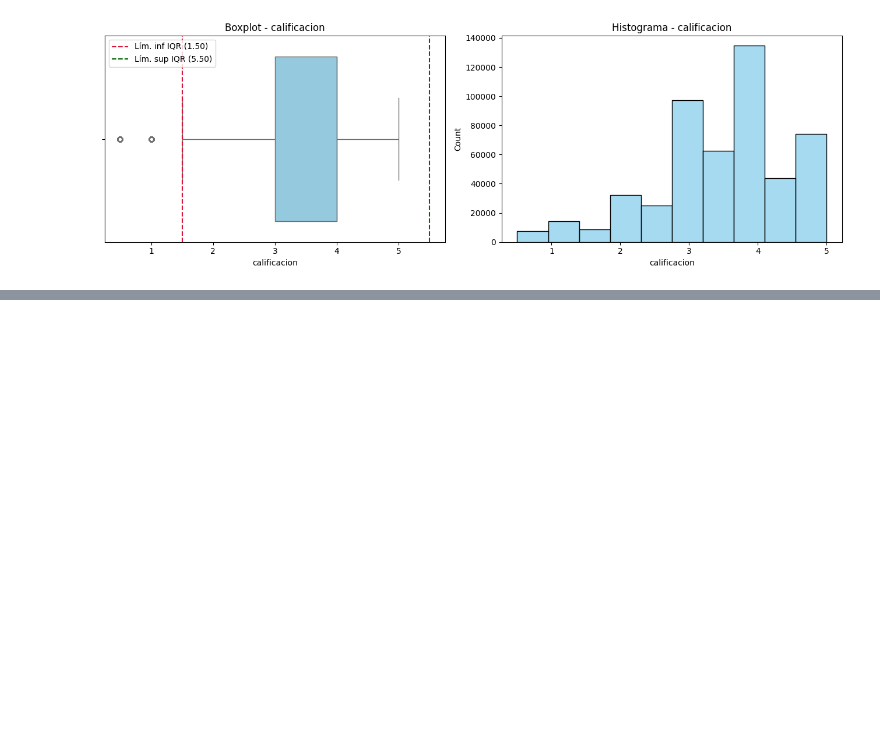
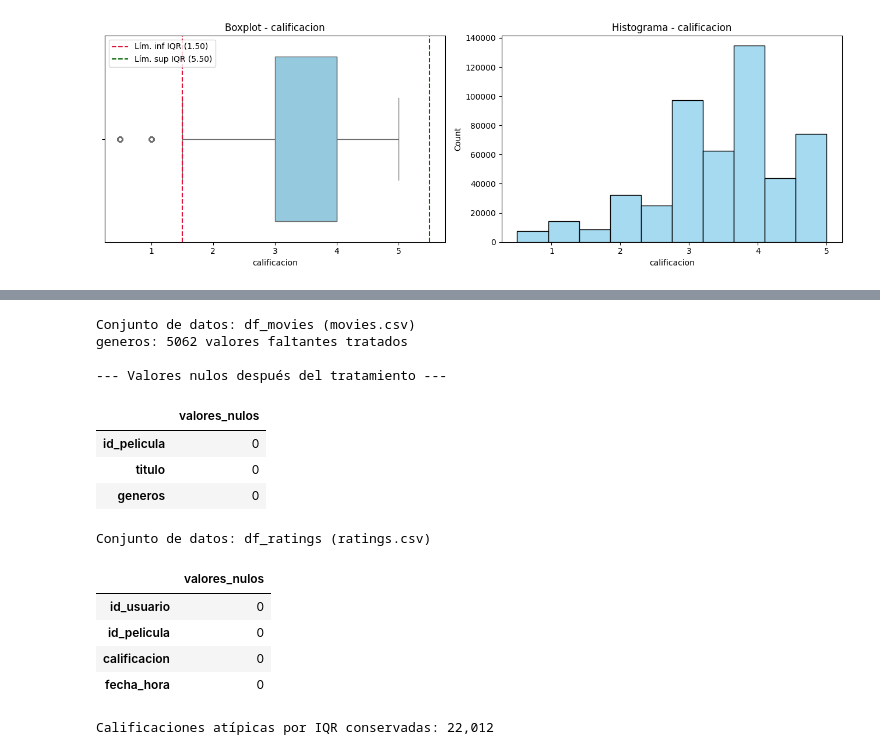
Before and after one commit to sheylamurillo/laboratorio4_conjunto-de-datos, a Jupyter notebook: lab4_IC2025.ipynb, the cells around one changed output, grey strips where cells are left out. Drawn from its saved outputs; the diff is of its cells as text; code cells hidden in the pictures; blank space fills up the shorter version.

```diff
--- a/lab4_IC2025.ipynb
+++ b/lab4_IC2025.ipynb
@@ -214,0 +220,48 @@ Fuera de rango IQR = 22012
+# %%
+def imputar_faltantes(datos, columna, valor):
+    datos = datos.copy()
+    cantidad = datos[columna].isna().sum()
+    datos[columna] = datos[columna].fillna(valor)
+
+    print(f"{columna}: {cantidad} valores faltantes tratados")
+    return datos
+
+
+print("Conjunto de datos: df_movies (movies.csv)")
+
+# Reconocer el marcador de género desconocido como información faltante
+df_movies["generos"] = df_movies["generos"].replace(
+    "(no genres listed)", pd.NA
+)
+
+df_movies = imputar_faltantes(
+    df_movies,
+    "generos",
+    "Sin género informado"
+)
+
+print("\n--- Valores nulos después del tratamiento ---")
+display(df_movies.isna().sum().to_frame(name="valores_nulos"))
+
+
+print("\nConjunto de datos: df_ratings (ratings.csv)")
+
+# Verificar los faltantes y conservar las calificaciones válidas
+display(df_ratings.isna().sum().to_frame(name="valores_nulos"))
+print(f"Calificaciones atípicas por IQR conservadas: {len(atipicos_iqr):,}")
+# %% [output]
+Conjunto de datos: df_movies (movies.csv)
+generos: 5062 valores faltantes tratados
+
+--- Valores nulos después del tratamiento ---
+|  | valores_nulos |
+| id_pelicula | 0 |
+| titulo | 0 |
+| generos | 0 |
+Conjunto de datos: df_ratings (ratings.csv)
+|  | valores_nulos |
+| id_usuario | 0 |
+| id_pelicula | 0 |
+| calificacion | 0 |
+| fecha_hora | 0 |
+Calificaciones atípicas por IQR conservadas: 22,012
```
Also changed, not shown: parts of 5 cells of this notebook.
